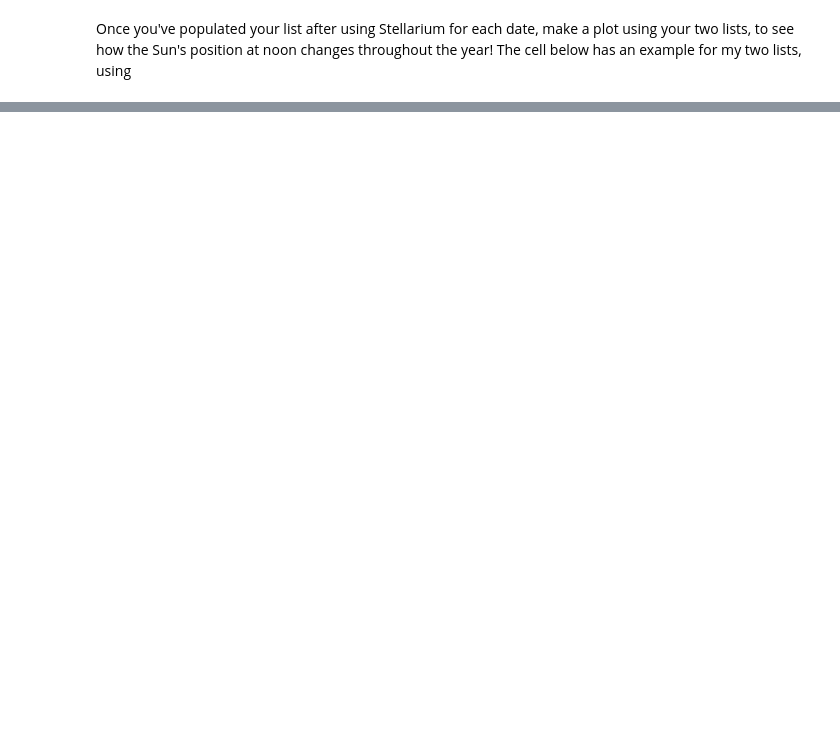
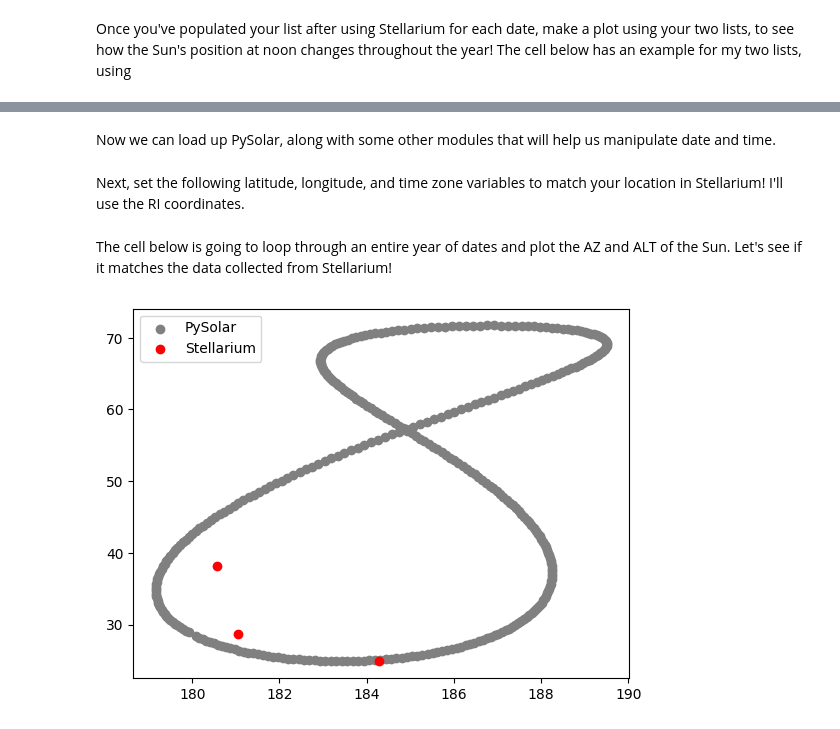
Before and after one commit to zfsayed/astr21, a Jupyter notebook: sections1to2.ipynb, the cells around one changed output, grey strips where cells are left out. Saved outputs shown, nothing was run; the diff lists cells and outputs as text; code cells hidden in the pictures; blank space fills up the shorter version.

```diff
--- a/sections1to2.ipynb
+++ b/sections1to2.ipynb
@@ -198,0 +221,2 @@ plt.show()
+# %% [markdown]
+Now we can load up PySolar, along with some other modules that will help us manipulate date and time.
@@ -198,0 +228,26 @@ plt.show()
+# %% [markdown]
+Next, set the following latitude, longitude, and time zone variables to match your location in Stellarium! I'll use the RI coordinates.
+# %%
+lat_me = 41.62574 #latitude
+long_me = -71.16633 #longitude
+tz = pytz.timezone('US/Eastern') #time zone
+# %% [markdown]
+The cell below is going to loop through an entire year of dates and plot the AZ and ALT of the Sun. Let's see if it matches the data collected from Stellarium!
+# %%
+azi = []
+alti = []
+ana_date = datetime.datetime(2025,1,21,12,0,0,0,tz) # Set the first date of the year
+
+for ii in range(0,364):
+    ana_date = ana_date + datetime.timedelta(days=1) # increment by a single day
+    altitude = ps.solar.get_altitude(lat_me, long_me, ana_date) # get the Sun's altitude
+    azimuth = ps.solar.get_azimuth(lat_me, long_me, ana_date) # get the Sun's azimuth
+    azi.append(azimuth) # append the Sun's azimuth to the list
+    alti.append(altitude) # append the Sun's altitude to the list
+
+plt.scatter(azi, alti, c='grey',label='PySolar')
+plt.scatter(AZs,ALTs,c='r',label='Stellarium')
+plt.legend()
+plt.show()
+# %% [output]
+[figure, added]
```
Also changed, not shown: parts of 25 cells of this notebook.
